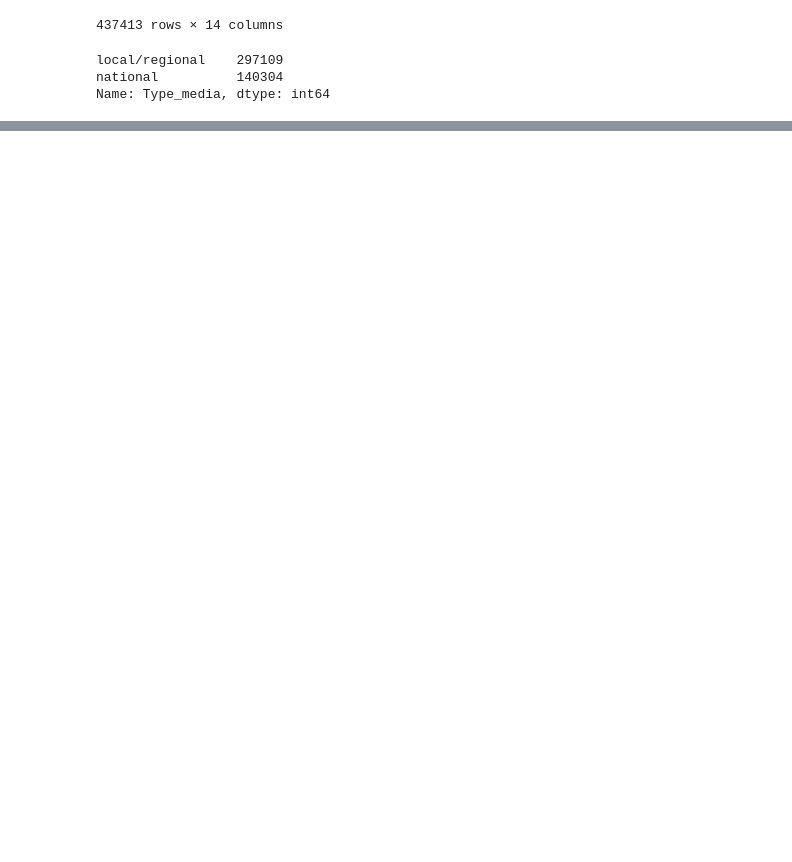
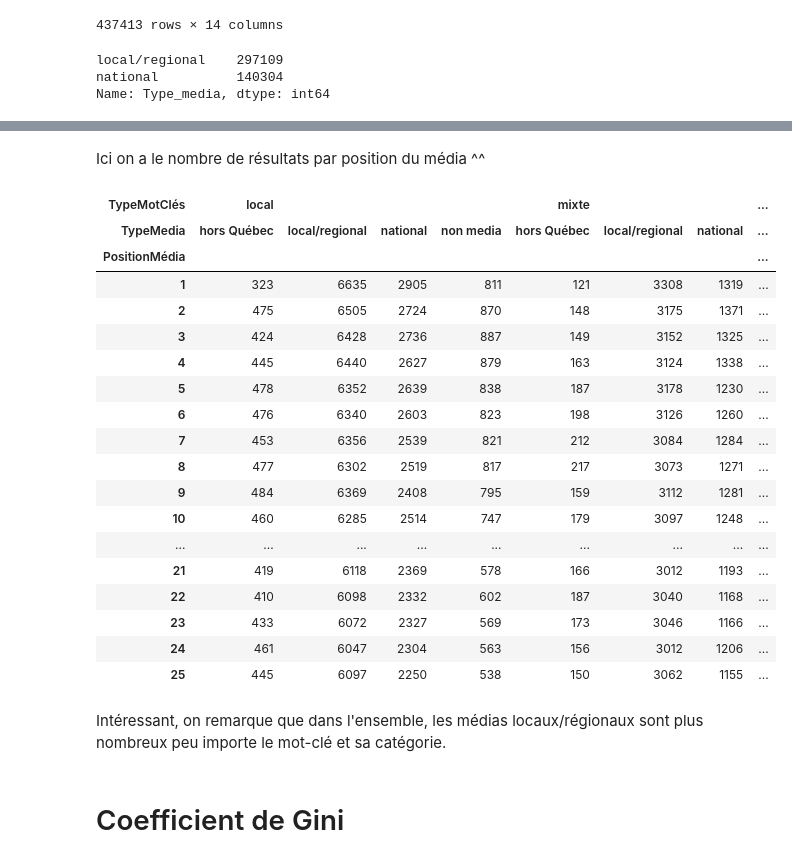
Before and after one commit to NicolasStG/audit_google_news, a Jupyter notebook: data-analysis/G-News-data-exploration.ipynb, the cells around one changed output, grey strips where cells are left out. Cells and saved outputs as stored; diff of their text form; code cells hidden in the pictures; blank space fills up the shorter version.

```diff
--- a/data-analysis/G-News-data-exploration.ipynb
+++ b/data-analysis/G-News-data-exploration.ipynb
@@ -227,0 +466,29 @@ Name: Type_media, dtype: int64
+# %% [markdown]
+Ici on a le nombre de résultats par position du média ^^
+# %%
+positionmedia_by_typemedia = pd.pivot_table(fulldata, index="PositionMédia", values="domaine", columns=["TypeMotClés","TypeMedia"], aggfunc="count")
+positionmedia_by_typemedia
+# %% [output]
+| TypeMotClés | local |  |  |  | mixte |  |  | ... |
+| TypeMedia | hors Québec | local/regional | national | non media | hors Québec | local/regional | national | ... |
+| PositionMédia |  |  |  |  |  |  |  | ... |
+| 1 | 323 | 6635 | 2905 | 811 | 121 | 3308 | 1319 | ... |
+| 2 | 475 | 6505 | 2724 | 870 | 148 | 3175 | 1371 | ... |
+| 3 | 424 | 6428 | 2736 | 887 | 149 | 3152 | 1325 | ... |
+| 4 | 445 | 6440 | 2627 | 879 | 163 | 3124 | 1338 | ... |
+| 5 | 478 | 6352 | 2639 | 838 | 187 | 3178 | 1230 | ... |
+| 6 | 476 | 6340 | 2603 | 823 | 198 | 3126 | 1260 | ... |
+| 7 | 453 | 6356 | 2539 | 821 | 212 | 3084 | 1284 | ... |
+| 8 | 477 | 6302 | 2519 | 817 | 217 | 3073 | 1271 | ... |
+| 9 | 484 | 6369 | 2408 | 795 | 159 | 3112 | 1281 | ... |
+| 10 | 460 | 6285 | 2514 | 747 | 179 | 3097 | 1248 | ... |
+| ... | ... | ... | ... | ... | ... | ... | ... | ... |
+| 21 | 419 | 6118 | 2369 | 578 | 166 | 3012 | 1193 | ... |
+| 22 | 410 | 6098 | 2332 | 602 | 187 | 3040 | 1168 | ... |
+| 23 | 433 | 6072 | 2327 | 569 | 173 | 3046 | 1166 | ... |
+| 24 | 461 | 6047 | 2304 | 563 | 156 | 3012 | 1206 | ... |
+| 25 | 445 | 6097 | 2250 | 538 | 150 | 3062 | 1155 | ... |
+# %% [markdown]
+Intéressant, on remarque que dans l'ensemble, les médias locaux/régionaux sont plus nombreux peu importe le mot-clé et sa catégorie.
+# %% [markdown]
+# Coefficient de Gini
```
Also changed, not shown: parts of 42 cells of this notebook, 14 other files.
